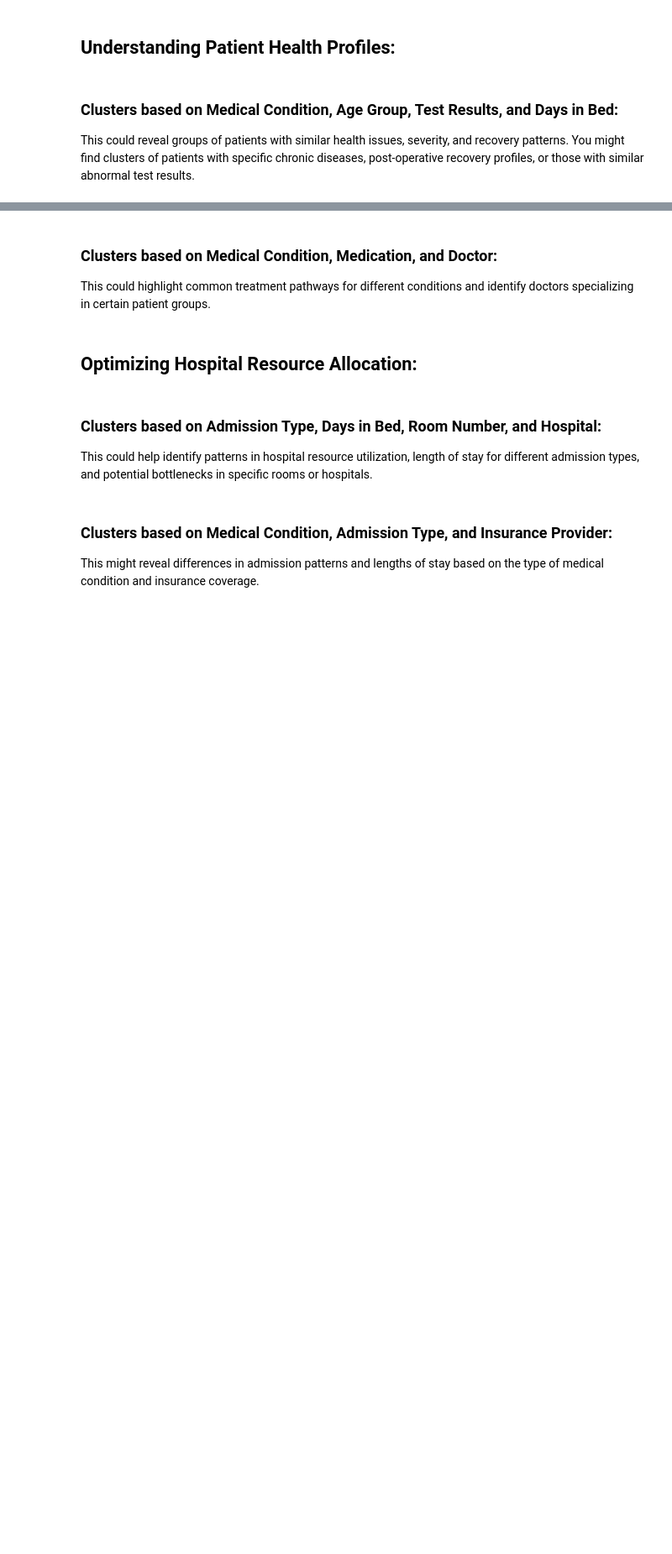
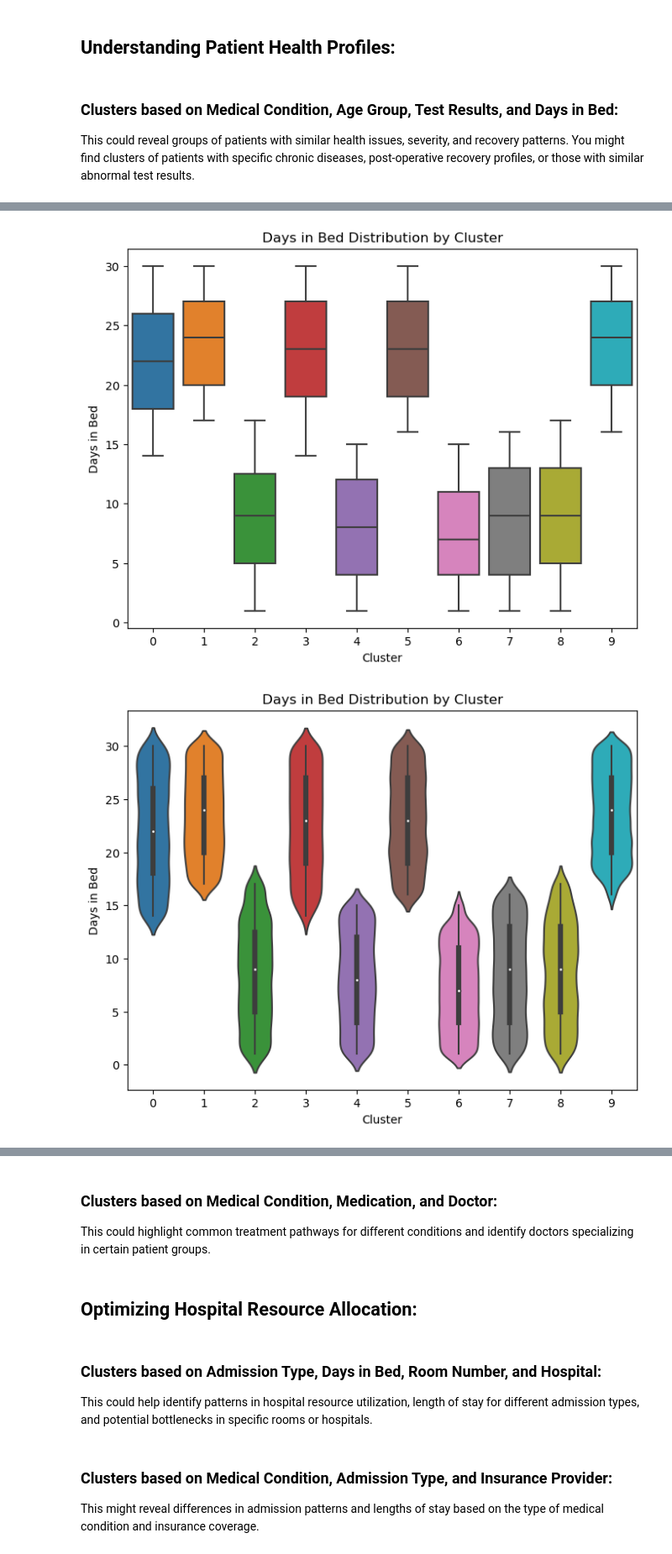
Before and after one commit to Amithmg6/nlp_aiwp_3129, a Jupyter notebook: healthcare_data_analysis.ipynb, the cells around one changed output, grey strips where cells are left out. Shown at 84% size. Saved outputs shown, nothing was run; the diff lists cells and outputs as text; code cells hidden in the pictures; blank space fills up the shorter version.

```diff
--- a/healthcare_data_analysis.ipynb
+++ b/healthcare_data_analysis.ipynb
@@ -584,2 +573,0 @@ from sklearn.preprocessing import StandardScaler
-# %%
-hc_df['Billing Amount'] = hc_df['Billing Amount'].astype(int)
@@ -633,0 +732,20 @@ This could reveal groups of patients with similar health issues, severity, and r
+# %%
+import matplotlib.pyplot as plt
+import seaborn as sns
+
+plt.figure(figsize=(8, 6))
+sns.boxplot(x='Cluster', y='Days in bed', data=hc_df)
+plt.title('Days in Bed Distribution by Cluster')
+plt.xlabel('Cluster')
+plt.ylabel('Days in Bed')
+plt.show()
+
+plt.figure(figsize=(8, 6))
+sns.violinplot(x='Cluster', y='Days in bed', data=hc_df)
+plt.title('Days in Bed Distribution by Cluster')
+plt.xlabel('Cluster')
+plt.ylabel('Days in Bed')
+plt.show()
+# %% [output]
+[figure, added]
+[figure, added]
```
Also changed, not shown: parts of 18 cells of this notebook.
